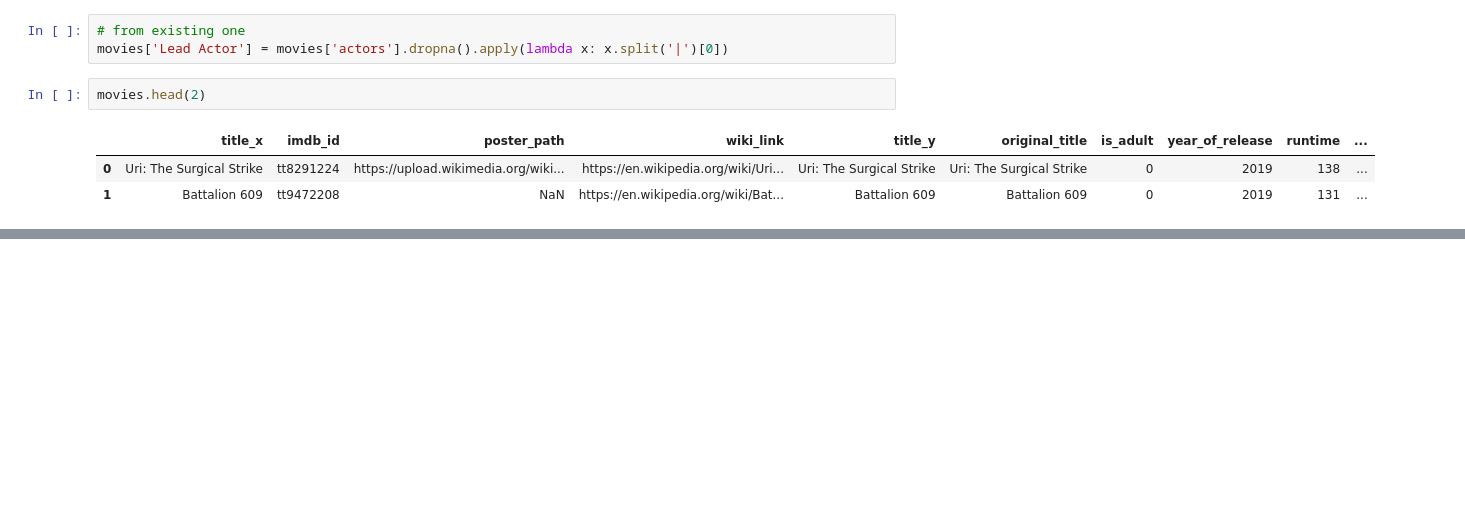
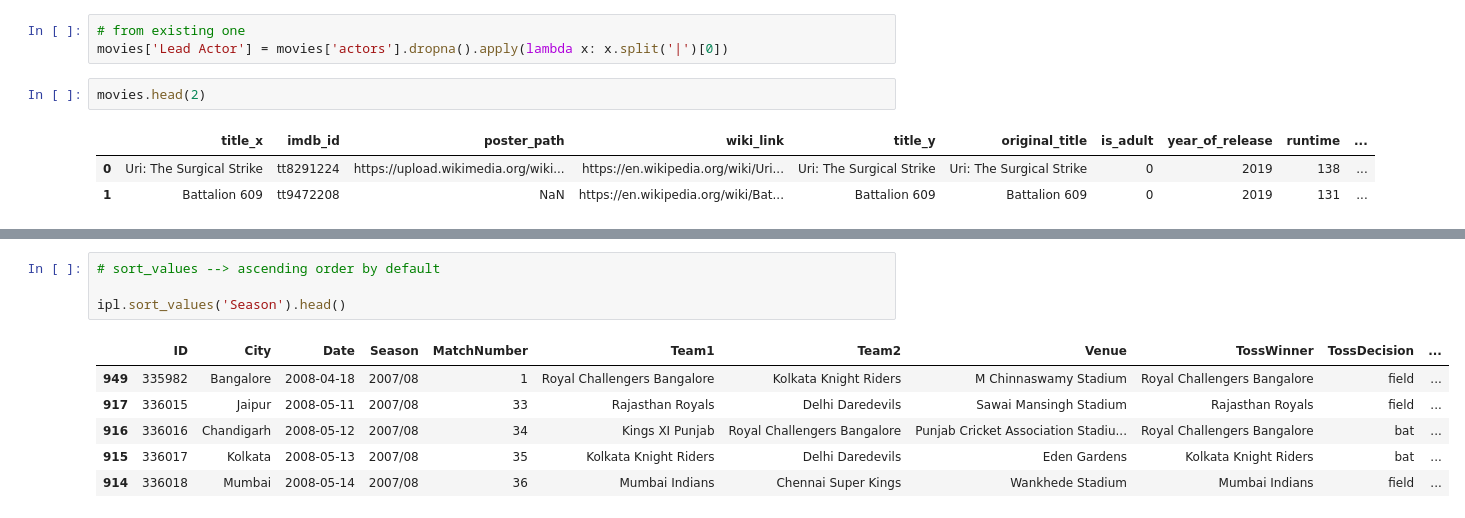
Before and after one commit to Techno-Hub19/py-pandas-tutorials, a Jupyter notebook: Panda_DataFrame/Tutorial-3.ipynb, the cells around one changed output, grey strips where cells are left out. Drawn from its saved outputs; the diff is of its cells as text; blank space fills up the shorter version.

```diff
--- a/Panda_DataFrame/Tutorial-3.ipynb
+++ b/Panda_DataFrame/Tutorial-3.ipynb
@@ -150,0 +247,11 @@ movies.head(2)
+# %%
+# sort_values --> ascending order by default
+
+ipl.sort_values('Season').head()
+# %% [output]
+|  | ID | City | Date | Season | MatchNumber | Team1 | Team2 | Venue | TossWinner | TossDecision | ... |
+| 949 | 335982 | Bangalore | 2008-04-18 | 2007/08 | 1 | Royal Challengers Bangalore | Kolkata Knight Riders | M Chinnaswamy Stadium | Royal Challengers Bangalore | field | ... |
+| 917 | 336015 | Jaipur | 2008-05-11 | 2007/08 | 33 | Rajasthan Royals | Delhi Daredevils | Sawai Mansingh Stadium | Rajasthan Royals | field | ... |
+| 916 | 336016 | Chandigarh | 2008-05-12 | 2007/08 | 34 | Kings XI Punjab | Royal Challengers Bangalore | Punjab Cricket Association Stadiu... | Royal Challengers Bangalore | bat | ... |
+| 915 | 336017 | Kolkata | 2008-05-13 | 2007/08 | 35 | Kolkata Knight Riders | Delhi Daredevils | Eden Gardens | Kolkata Knight Riders | bat | ... |
+| 914 | 336018 | Mumbai | 2008-05-14 | 2007/08 | 36 | Mumbai Indians | Chennai Super Kings | Wankhede Stadium | Mumbai Indians | field | ... |
```
Also changed, not shown: parts of 13 cells of this notebook, 1 other file.
